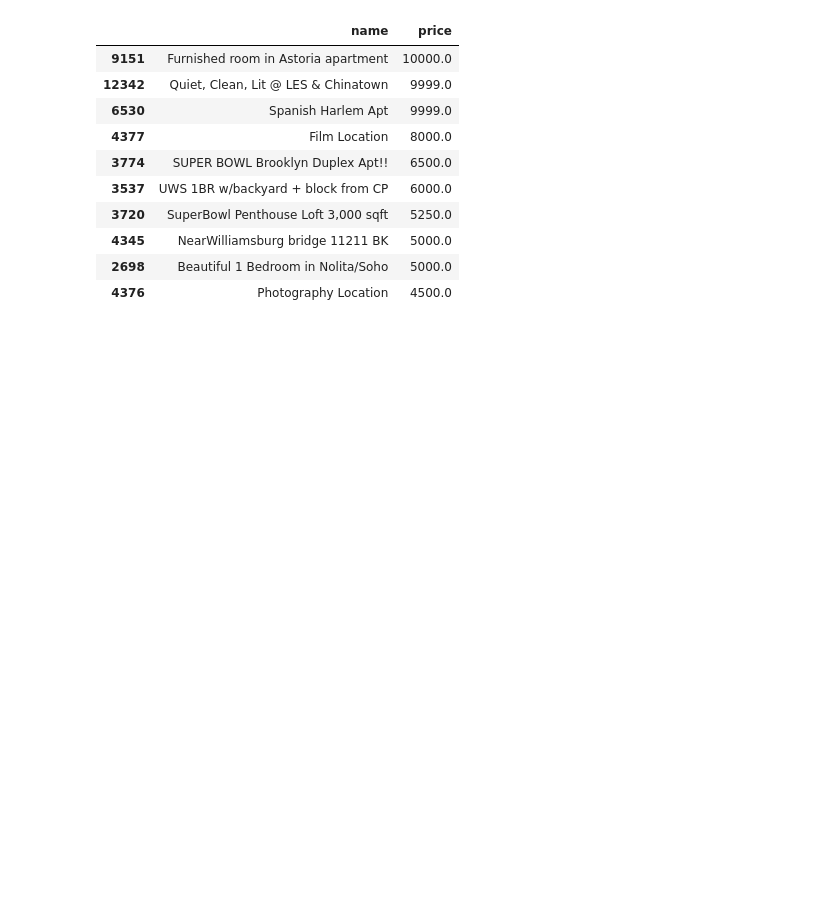
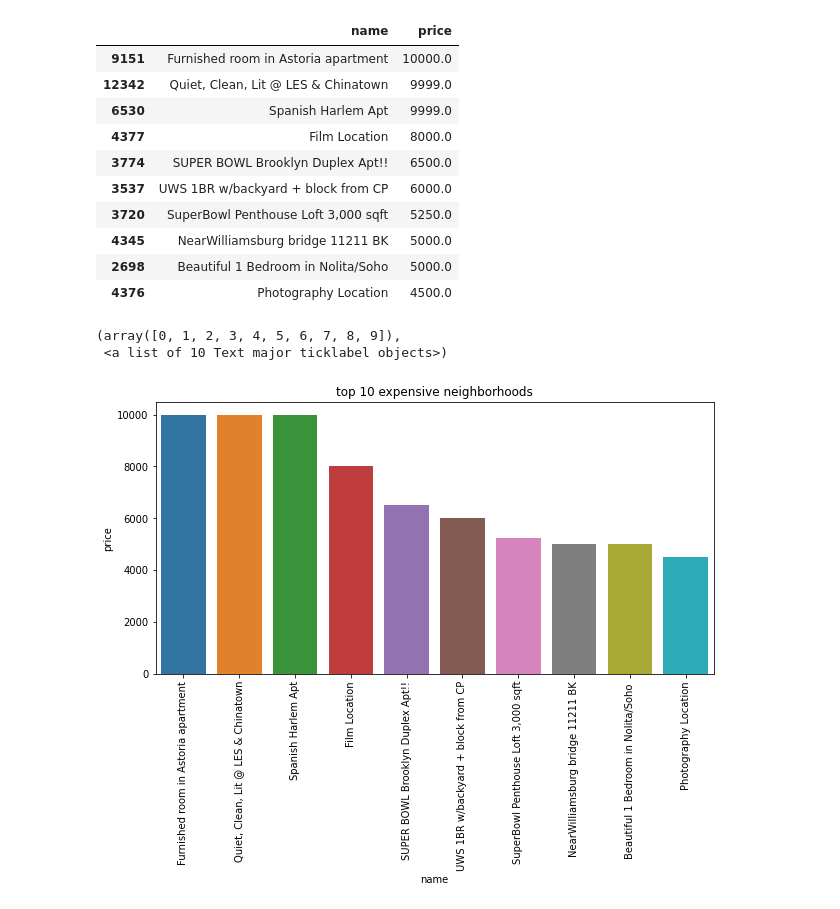
Before and after one commit to som-himte/Capstone-Project-Airbnb-Data-Analysis, a Jupyter notebook: Airbnb_Bookings_Analysis(Som_Himte)_Capstone_Project.ipynb, the cells around one changed output. Saved outputs shown, nothing was run; the diff lists cells and outputs as text; code cells hidden in the pictures; blank space fills up the shorter version.

```diff
--- a/Airbnb_Bookings_Analysis(Som_Himte)_Capstone_Project.ipynb
+++ b/Airbnb_Bookings_Analysis(Som_Himte)_Capstone_Project.ipynb
@@ -213,3 +213,14 @@ top_10_expensive_hotels[['name','price']]
 | 4345 | NearWilliamsburg bridge 11211 BK | 5000.0 |
 | 2698 | Beautiful 1 Bedroom in Nolita/Soho | 5000.0 |
 | 4376 | Photography Location | 4500.0 |
+# %%
+# visual representation of expensive neighborhoods
+plt.figure(figsize=(10,5))
+
+barplot= sns.barplot(x="name",y="price",data = top_10_expensive_hotels)
+plt.title("top 10 expensive neighborhoods")
+plt.xticks(rotation=90)
+# %% [output]
+(array([0, 1, 2, 3, 4, 5, 6, 7, 8, 9]),
+ <a list of 10 Text major ticklabel objects>)
+[figure, added]
```
